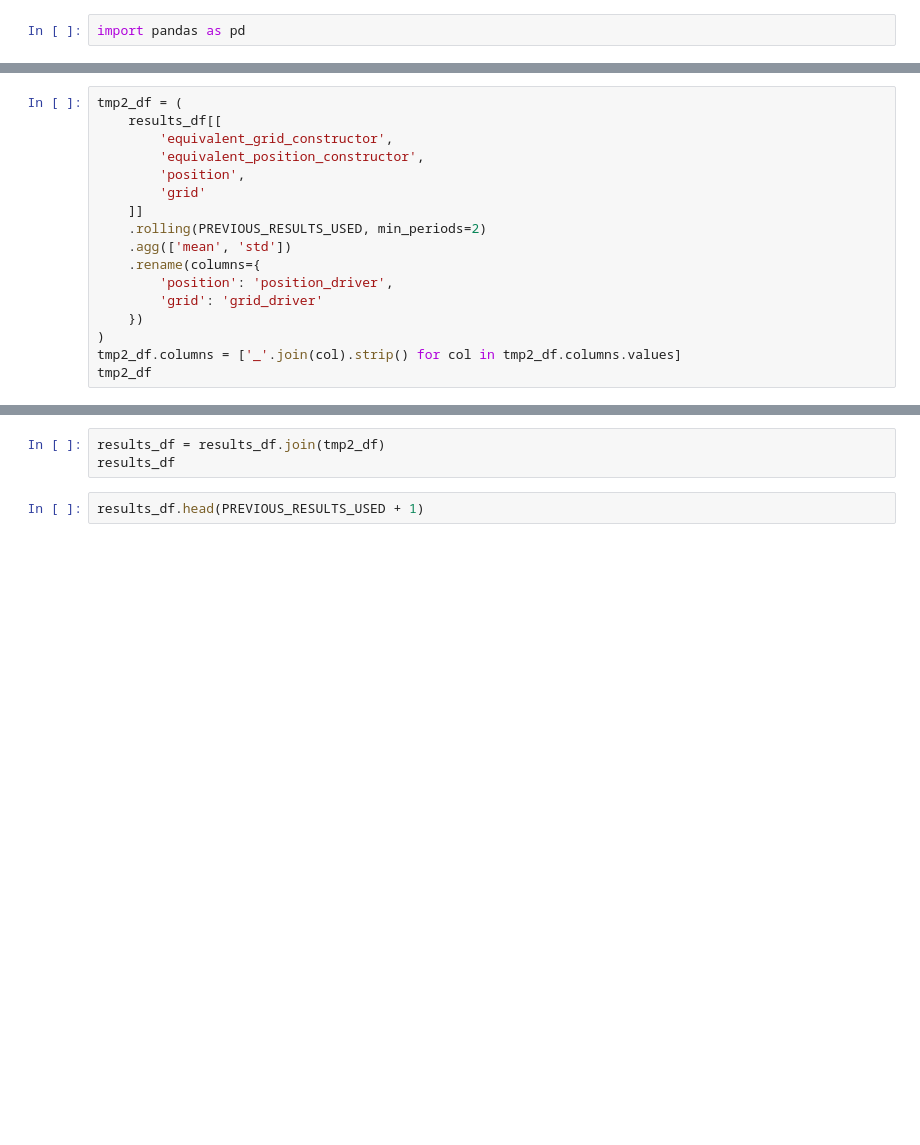
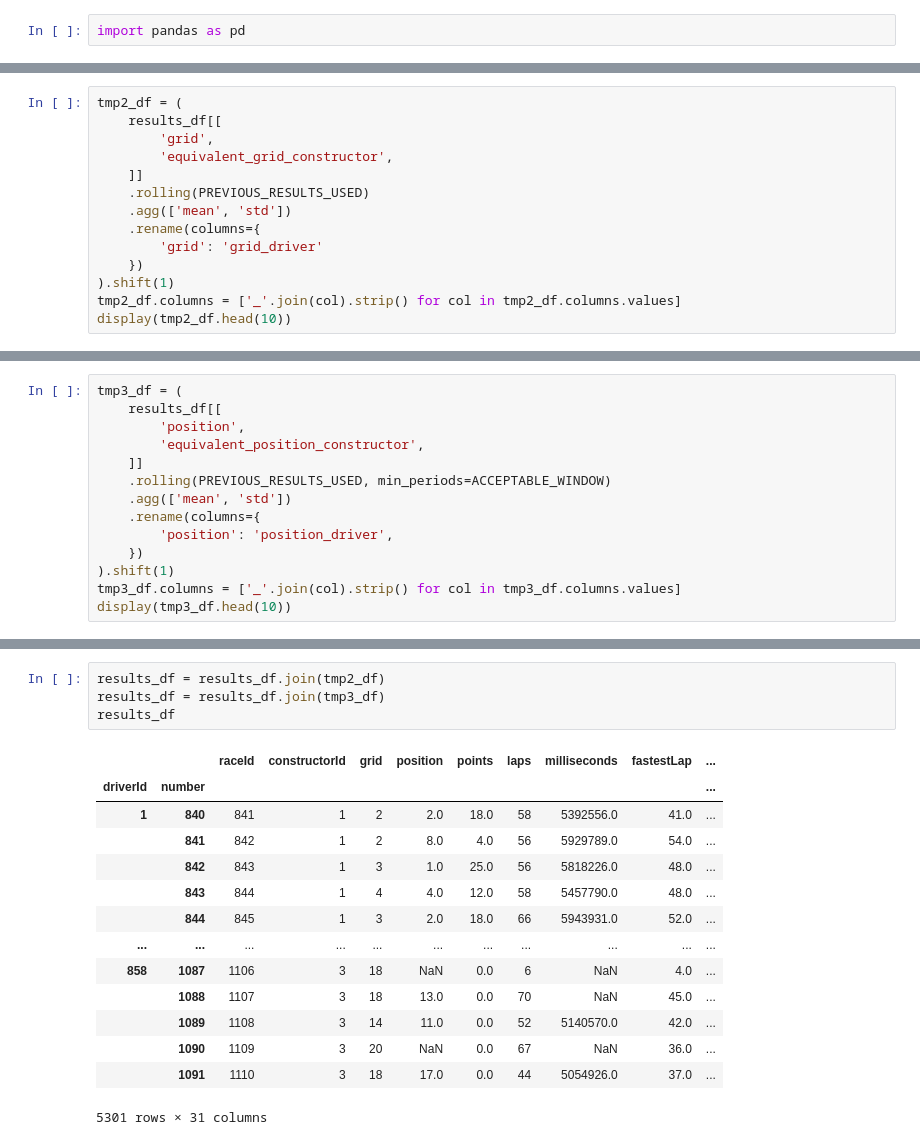
Before and after one commit to GuiCT/data-science-uni, a Jupyter notebook: predictive.ipynb, the cells around one changed output, grey strips where cells are left out. Saved outputs shown, nothing was run; the diff lists cells and outputs as text; blank space fills up the shorter version.

```diff
--- a/predictive.ipynb
+++ b/predictive.ipynb
@@ -76,17 +153,14 @@ results_df
 # %%
 tmp2_df = (
     results_df[[
+        'grid',
         'equivalent_grid_constructor',
-        'equivalent_position_constructor',
-        'position',
-        'grid'
     ]]
-    .rolling(PREVIOUS_RESULTS_USED, min_periods=2)
+    .rolling(PREVIOUS_RESULTS_USED)
     .agg(['mean', 'std'])
     .rename(columns={
-        'position': 'position_driver',
         'grid': 'grid_driver'
     })
-)
+).shift(1)
 tmp2_df.columns = ['_'.join(col).strip() for col in tmp2_df.columns.values]
-tmp2_df
+display(tmp2_df.head(10))
@@ -94,0 +180,14 @@ tmp2_df.xs(1, level='driverId').head(20)
+# %%
+tmp3_df = (
+    results_df[[
+        'position',
+        'equivalent_position_constructor',
+    ]]
+    .rolling(PREVIOUS_RESULTS_USED, min_periods=ACCEPTABLE_WINDOW)
+    .agg(['mean', 'std'])
+    .rename(columns={
+        'position': 'position_driver',
+    })
+).shift(1)
+tmp3_df.columns = ['_'.join(col).strip() for col in tmp3_df.columns.values]
+display(tmp3_df.head(10))
@@ -95,7 +207,21 @@ tmp2_df.xs(1, level='driverId').head(20)
 # %%
 results_df = results_df.join(tmp2_df)
+results_df = results_df.join(tmp3_df)
 results_df
+# %% [output]
+|  |  | raceId | constructorId | grid | position | points | laps | milliseconds | fastestLap | ... |
+| driverId | number |  |  |  |  |  |  |  |  | ... |
+| 1 | 840 | 841 | 1 | 2 | 2.0 | 18.0 | 58 | 5392556.0 | 41.0 | ... |
+|  | 841 | 842 | 1 | 2 | 8.0 | 4.0 | 56 | 5929789.0 | 54.0 | ... |
+|  | 842 | 843 | 1 | 3 | 1.0 | 25.0 | 56 | 5818226.0 | 48.0 | ... |
+|  | 843 | 844 | 1 | 4 | 4.0 | 12.0 | 58 | 5457790.0 | 48.0 | ... |
+|  | 844 | 845 | 1 | 3 | 2.0 | 18.0 | 66 | 5943931.0 | 52.0 | ... |
+| ... | ... | ... | ... | ... | ... | ... | ... | ... | ... | ... |
+| 858 | 1087 | 1106 | 3 | 18 | NaN | 0.0 | 6 | NaN | 4.0 | ... |
+|  | 1088 | 1107 | 3 | 18 | 13.0 | 0.0 | 70 | NaN | 45.0 | ... |
+|  | 1089 | 1108 | 3 | 14 | 11.0 | 0.0 | 52 | 5140570.0 | 42.0 | ... |
+|  | 1090 | 1109 | 3 | 20 | NaN | 0.0 | 67 | NaN | 36.0 | ... |
+|  | 1091 | 1110 | 3 | 18 | 17.0 | 0.0 | 44 | 5054926.0 | 37.0 | ... |
+5301 rows × 31 columns
-# %%
-results_df.head(PREVIOUS_RESULTS_USED + 1)
 # %%
 results_df.columns
```
Also changed, not shown: parts of 23 cells of this notebook.
